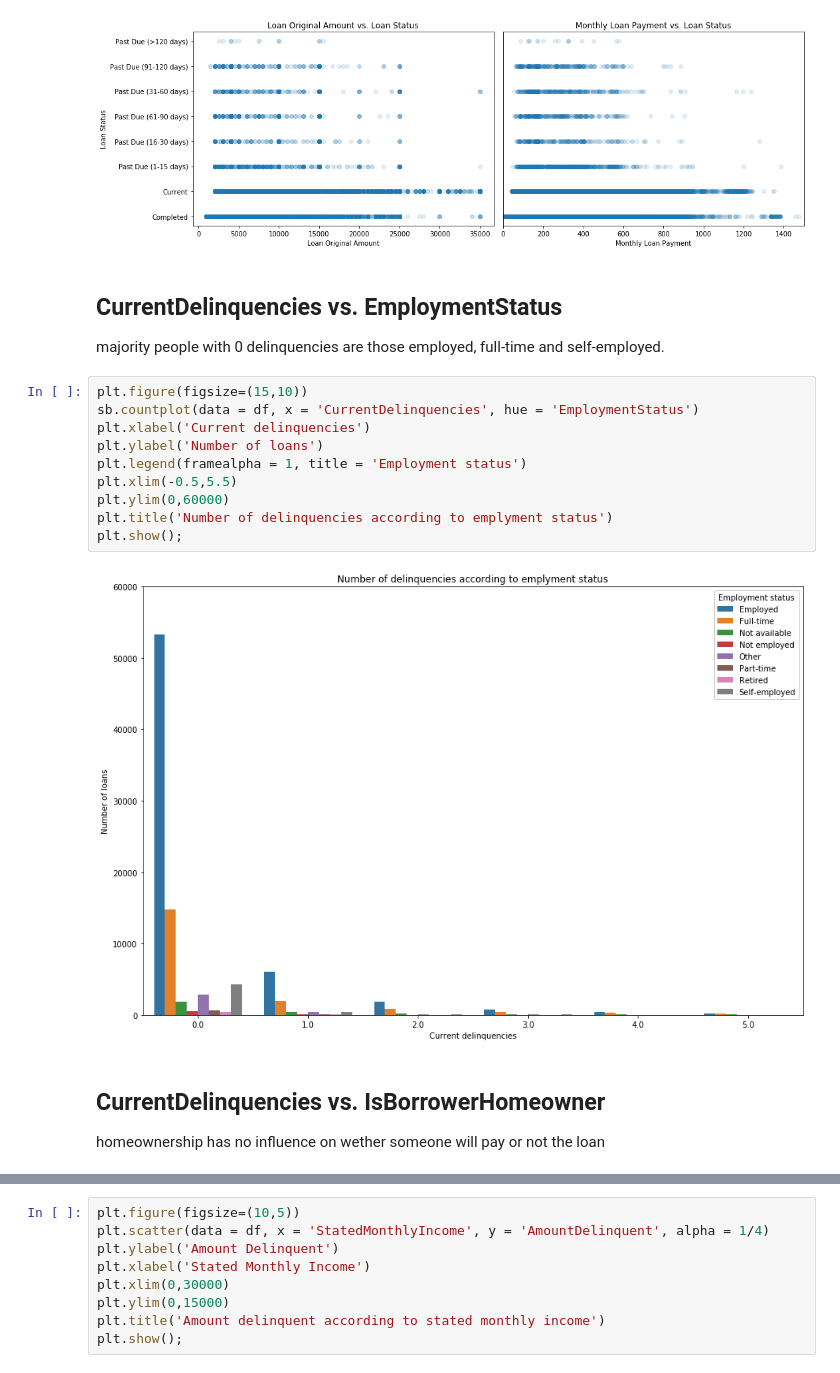
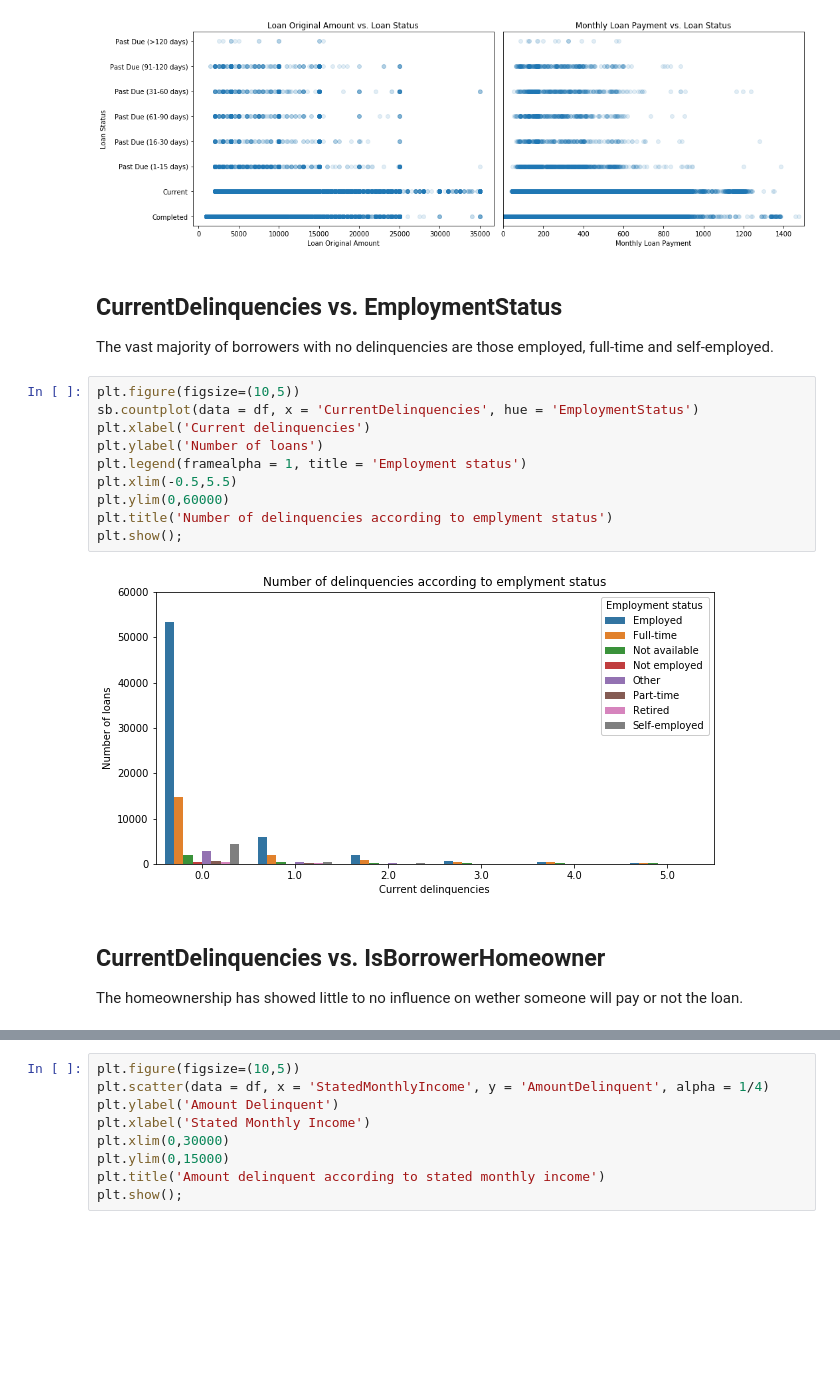
Before and after one commit to dsllt/-Udacity_DA_P5, a Jupyter notebook: Prosper_Loan_slide_deck.ipynb, the cells around one changed output, grey strips where cells are left out. Saved outputs shown, nothing was run; the diff lists cells and outputs as text; blank space fills up the shorter version.

```diff
--- a/Prosper_Loan_slide_deck.ipynb
+++ b/Prosper_Loan_slide_deck.ipynb
@@ -187,20 +197,20 @@ plt.show();
 [figure]
 # %% [markdown]
 ## CurrentDelinquencies vs. EmploymentStatus
-majority people with 0 delinquencies are those employed, full-time and self-employed.
+The vast majority of borrowers with no delinquencies are those employed, full-time and self-employed.
 # %%
-plt.figure(figsize=(15,10))
+plt.figure(figsize=(10,5))
 sb.countplot(data = df, x = 'CurrentDelinquencies', hue = 'EmploymentStatus')
 plt.xlabel('Current delinquencies')
 plt.ylabel('Number of loans')
 plt.legend(framealpha = 1, title = 'Employment status')
 plt.xlim(-0.5,5.5)
 plt.ylim(0,60000)
 plt.title('Number of delinquencies according to emplyment status')
 plt.show();
 # %% [output]
-[figure, old version]
+[figure, new version]
 # %% [markdown]
 ## CurrentDelinquencies vs. IsBorrowerHomeowner
-homeownership has no influence on wether someone will pay or not the loan
+The homeownership has showed little to no influence on wether someone will pay or not the loan.
 # %%
```
Also changed, not shown: parts of 23 cells of this notebook, 7 other files.
